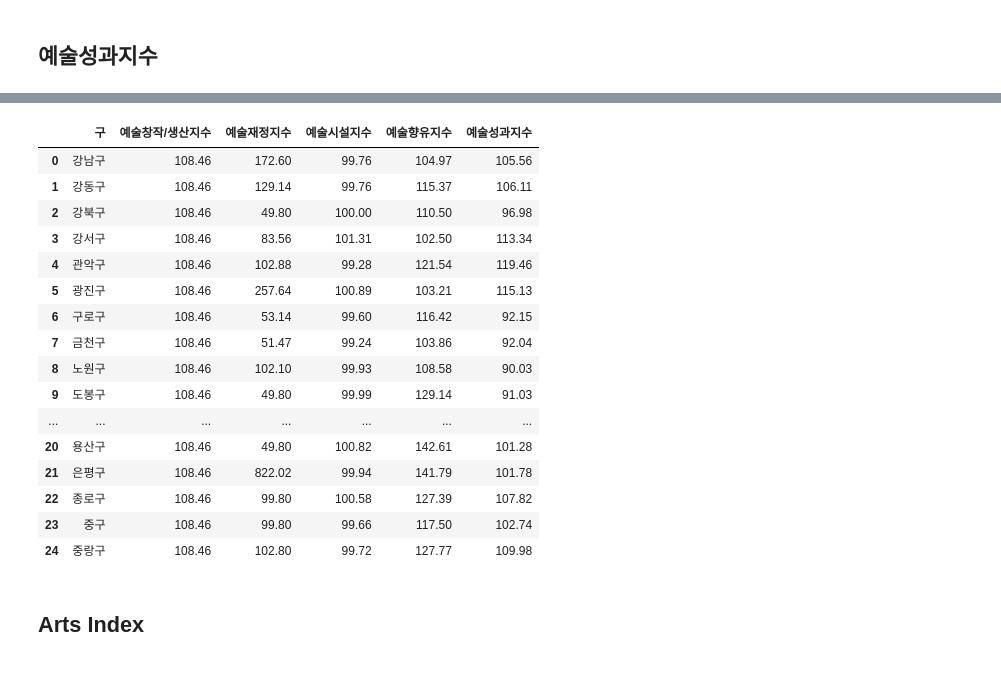
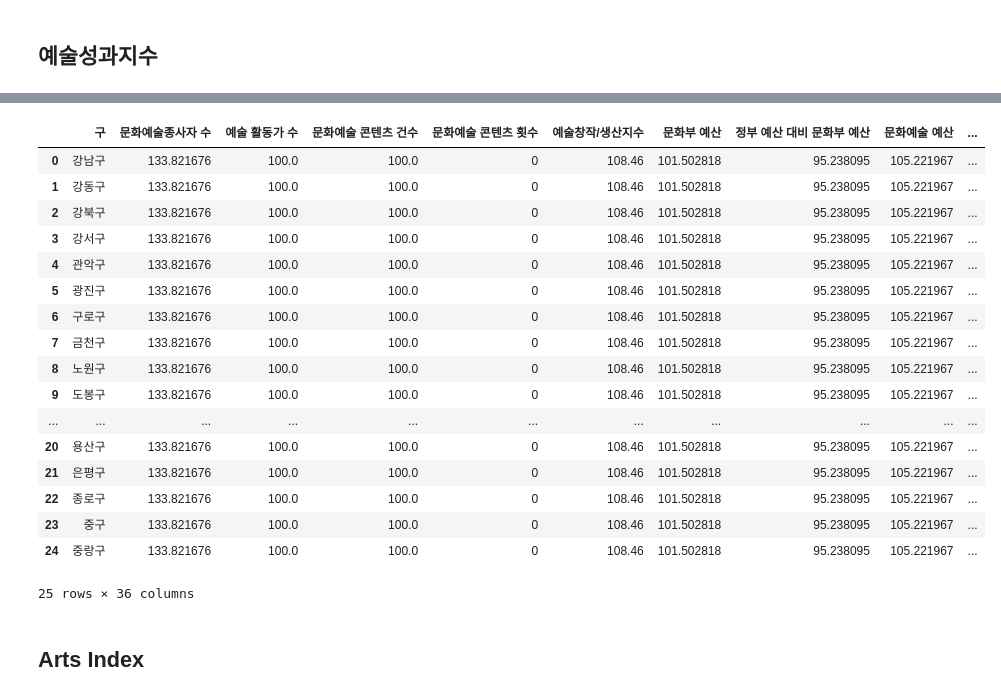
Before and after one commit to eunjuyummy/Arts_Pulse, a Jupyter notebook: data/seoul/the_final_index/Seoul_arts_index.ipynb, the cells around one changed output, grey strips where cells are left out. Saved outputs shown, nothing was run; the diff lists cells and outputs as text; code cells hidden in the pictures.

```diff
--- a/data/seoul/the_final_index/Seoul_arts_index.ipynb
+++ b/data/seoul/the_final_index/Seoul_arts_index.ipynb
@@ -79,0 +79,7 @@ Seoul_arts_index
+# %%
+Seoul_arts_index['문화예술종사자 수'] = arts_creation_production_index['workers']
+Seoul_arts_index['예술 활동가 수'] = arts_creation_production_index['participants']
+Seoul_arts_index['문화예술 콘텐츠 건수'] = arts_creation_production_index['contents_count']
+Seoul_arts_index['문화예술 콘텐츠 횟수'] = 0
+Seoul_arts_index['예술창작/생산지수'] = arts_creation_production_index['arts_creation_production_index']
+Seoul_arts_index
@@ -102,0 +126,9 @@ Seoul_arts_index
+# %%
+Seoul_arts_index['문화부 예산'] = arts_finance_index['cul_budget']
+Seoul_arts_index['정부 예산 대비 문화부 예산'] = arts_finance_index['cul_government']
+Seoul_arts_index['문화예술 예산'] = arts_finance_index['cna_budget']
+Seoul_arts_index['문화부 예산 대비 문화예술 예산'] = arts_finance_index['cna_budget_2']
+Seoul_arts_index['기업의 문화예술 지원액'] = 0
+Seoul_arts_index['기업의 문화예술 기부액 및 비중'] = arts_finance_index['donation']
+Seoul_arts_index['예술재정지수'] = arts_finance_index['arts_finance_index']
+Seoul_arts_index
@@ -105,4 +175,9 @@ Seoul_arts_index
 # %%
+Seoul_arts_index['문화시설 수'] = arts_facilities_index['cul_fac_num']
+Seoul_arts_index['인구 100만명 당 문화시설 수'] = arts_facilities_index['mil_fac_num']
+Seoul_arts_index['공연장 수 및 가동률'] = arts_facilities_index['hall_num_rate']
+Seoul_arts_index['공연시설 인력 수'] = arts_facilities_index['hall_people']
+Seoul_arts_index['미술시설 인력 수'] = arts_facilities_index['art_people']
 Seoul_arts_index['예술시설지수'] = arts_facilities_index['arts_facilities_index']
 Seoul_arts_index
 # %% [output]
@@ -128,4 +223,12 @@ Seoul_arts_index
 # %%
+Seoul_arts_index['문화예술 관람율'] = arts_enjoyment_index['audience_rate']
+Seoul_arts_index['문화예술 관람횟수'] = arts_enjoyment_index['visit_num']
+Seoul_arts_index['1인당 문화서비스지출액 및 비중'] = arts_enjoyment_index['expenditure']
+Seoul_arts_index['독서율 및 도서관 이용률'] = arts_enjoyment_index['reading']
+Seoul_arts_index['문화예술분야 창작발표 경험률'] = 0
+Seoul_arts_index['문화예술분야 자원봉사 경험률'] = arts_enjoyment_index['volunteer']
+Seoul_arts_index['문화예술분야 동호회 참여율'] = arts_enjoyment_index['volunteer']
+Seoul_arts_index['문화예술교육 경험률'] = arts_enjoyment_index['education']
 Seoul_arts_index['예술향유지수'] = arts_enjoyment_index['arts_enjoyment_index']
 Seoul_arts_index
 # %% [output]
@@ -151,24 +275,32 @@ Seoul_arts_index
 # %%
+Seoul_arts_index['문화예술만족도 및 관람의향'] = arts_achievement_index['sat_intent']
+Seoul_arts_index['문화예술교육만족도 및 수강의향'] = arts_achievement_index['edu_intent']
+Seoul_arts_index['여가생활 만족도'] = arts_achievement_index['sat_leisure']
+Seoul_arts_index['행복수준 및 삶의 질'] = arts_achievement_index['happy_life']
+Seoul_arts_index['공연시장 매출액'] = arts_achievement_index['perf_revenue']
+Seoul_arts_index['미술시장 매출액'] = arts_achievement_index['art_revenue']
+Seoul_arts_index['문화예술 국제교류 건수'] = arts_achievement_index['global_exchange']
 Seoul_arts_index['예술성과지수'] = arts_achievement_index['arts_achievement_index']
 Seoul_arts_index
 # %% [output]
-|  | 구 | 예술창작/생산지수 | 예술재정지수 | 예술시설지수 | 예술향유지수 | 예술성과지수 |
-| 0 | 강남구 | 108.46 | 172.60 | 99.76 | 104.97 | 105.56 |
-| 1 | 강동구 | 108.46 | 129.14 | 99.76 | 115.37 | 106.11 |
-| 2 | 강북구 | 108.46 | 49.80 | 100.00 | 110.50 | 96.98 |
-| 3 | 강서구 | 108.46 | 83.56 | 101.31 | 102.50 | 113.34 |
-| 4 | 관악구 | 108.46 | 102.88 | 99.28 | 121.54 | 119.46 |
-| 5 | 광진구 | 108.46 | 257.64 | 100.89 | 103.21 | 115.13 |
-| 6 | 구로구 | 108.46 | 53.14 | 99.60 | 116.42 | 92.15 |
-| 7 | 금천구 | 108.46 | 51.47 | 99.24 | 103.86 | 92.04 |
-| 8 | 노원구 | 108.46 | 102.10 | 99.93 | 108.58 | 90.03 |
-| 9 | 도봉구 | 108.46 | 49.80 | 99.99 | 129.14 | 91.03 |
-| ... | ... | ... | ... | ... | ... | ... |
-| 20 | 용산구 | 108.46 | 49.80 | 100.82 | 142.61 | 101.28 |
-| 21 | 은평구 | 108.46 | 822.02 | 99.94 | 141.79 | 101.78 |
-| 22 | 종로구 | 108.46 | 99.80 | 100.58 | 127.39 | 107.82 |
-| 23 | 중구 | 108.46 | 99.80 | 99.66 | 117.50 | 102.74 |
-| 24 | 중랑구 | 108.46 | 102.80 | 99.72 | 127.77 | 109.98 |
+|  | 구 | 문화예술종사자 수 | 예술 활동가 수 | 문화예술 콘텐츠 건수 | 문화예술 콘텐츠 횟수 | 예술창작/생산지수 | 문화부 예산 | 정부 예산 대비 문화부 예산 | 문화예술 예산 | ... |
+| 0 | 강남구 | 133.821676 | 100.0 | 100.0 | 0 | 108.46 | 101.502818 | 95.238095 | 105.221967 | ... |
+| 1 | 강동구 | 133.821676 | 100.0 | 100.0 | 0 | 108.46 | 101.502818 | 95.238095 | 105.221967 | ... |
+| 2 | 강북구 | 133.821676 | 100.0 | 100.0 | 0 | 108.46 | 101.502818 | 95.238095 | 105.221967 | ... |
+| 3 | 강서구 | 133.821676 | 100.0 | 100.0 | 0 | 108.46 | 101.502818 | 95.238095 | 105.221967 | ... |
+| 4 | 관악구 | 133.821676 | 100.0 | 100.0 | 0 | 108.46 | 101.502818 | 95.238095 | 105.221967 | ... |
+| 5 | 광진구 | 133.821676 | 100.0 | 100.0 | 0 | 108.46 | 101.502818 | 95.238095 | 105.221967 | ... |
+| 6 | 구로구 | 133.821676 | 100.0 | 100.0 | 0 | 108.46 | 101.502818 | 95.238095 | 105.221967 | ... |
+| 7 | 금천구 | 133.821676 | 100.0 | 100.0 | 0 | 108.46 | 101.502818 | 95.238095 | 105.221967 | ... |
+| 8 | 노원구 | 133.821676 | 100.0 | 100.0 | 0 | 108.46 | 101.502818 | 95.238095 | 105.221967 | ... |
+| 9 | 도봉구 | 133.821676 | 100.0 | 100.0 | 0 | 108.46 | 101.502818 | 95.238095 | 105.221967 | ... |
+| ... | ... | ... | ... | ... | ... | ... | ... | ... | ... | ... |
+| 20 | 용산구 | 133.821676 | 100.0 | 100.0 | 0 | 108.46 | 101.502818 | 95.238095 | 105.221967 | ... |
+| 21 | 은평구 | 133.821676 | 100.0 | 100.0 | 0 | 108.46 | 101.502818 | 95.238095 | 105.221967 | ... |
+| 22 | 종로구 | 133.821676 | 100.0 | 100.0 | 0 | 108.46 | 101.502818 | 95.238095 | 105.221967 | ... |
+| 23 | 중구 | 133.821676 | 100.0 | 100.0 | 0 | 108.46 | 101.502818 | 95.238095 | 105.221967 | ... |
+| 24 | 중랑구 | 133.821676 | 100.0 | 100.0 | 0 | 108.46 | 101.502818 | 95.238095 | 105.221967 | ... |
+25 rows × 36 columns
 # %% [markdown]
 ## Arts Index
 # %%
```
Also changed, not shown: parts of 16 cells of this notebook, 1 other file.
